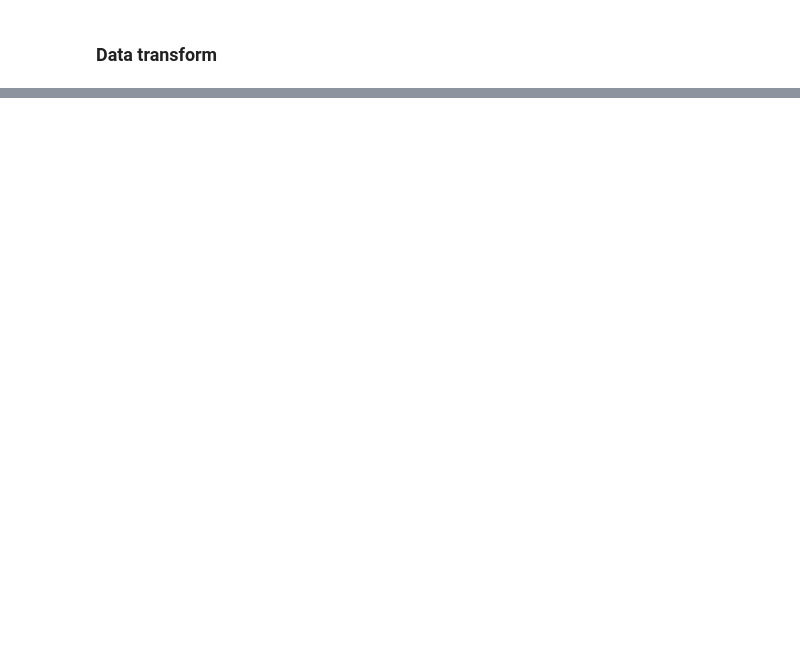
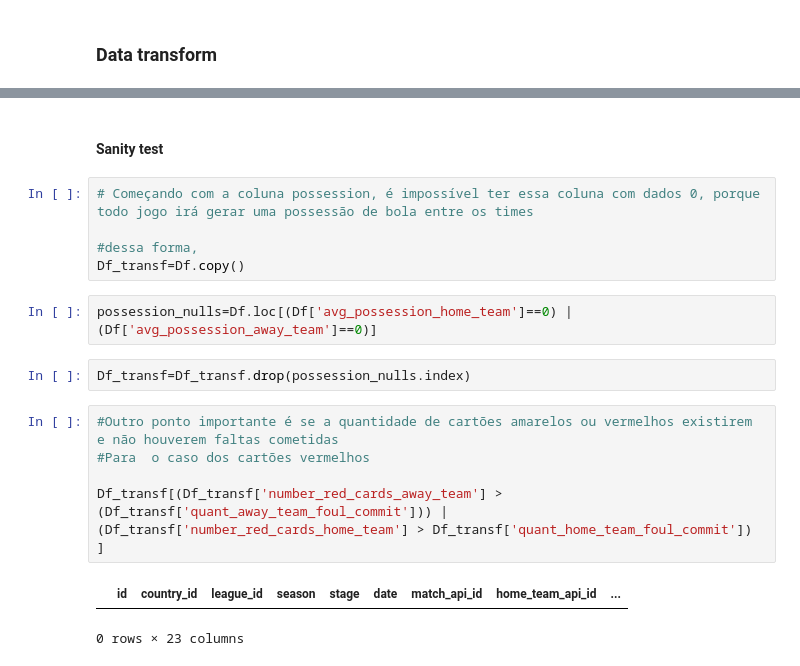
Before and after one commit to alessandrogums/ETL-Data-FIFA, a Jupyter notebook: script_Match.ipynb, the cells around one changed output, grey strips where cells are left out. Drawn from its saved outputs; the diff is of its cells as text; blank space fills up the shorter version.

```diff
--- a/script_Match.ipynb
+++ b/script_Match.ipynb
@@ -466,0 +475,19 @@ Data_Transf
+# %% [markdown]
+#### Sanity test
+# %%
+# Começando com a coluna possession, é impossível ter essa coluna com dados 0, porque todo jogo irá gerar uma possessão de bola entre os times
+
+#dessa forma,
+Df_transf=Df.copy()
+# %%
+possession_nulls=Df.loc[(Df['avg_possession_home_team']==0) | (Df['avg_possession_away_team']==0)]
+# %%
+Df_transf=Df_transf.drop(possession_nulls.index)
+# %%
+#Outro ponto importante é se a quantidade de cartões amarelos ou vermelhos existirem e não houverem faltas cometidas
+#Para  o caso dos cartões vermelhos
+
+Df_transf[(Df_transf['number_red_cards_away_team'] > (Df_transf['quant_away_team_foul_commit'])) | (Df_transf['number_red_cards_home_team'] > Df_transf['quant_home_team_foul_commit']) ]
+# %% [output]
+|  | id | country_id | league_id | season | stage | date | match_api_id | home_team_api_id | ... |
+0 rows × 23 columns
```
Also changed, not shown: parts of 7 cells of this notebook, 1 other file.
